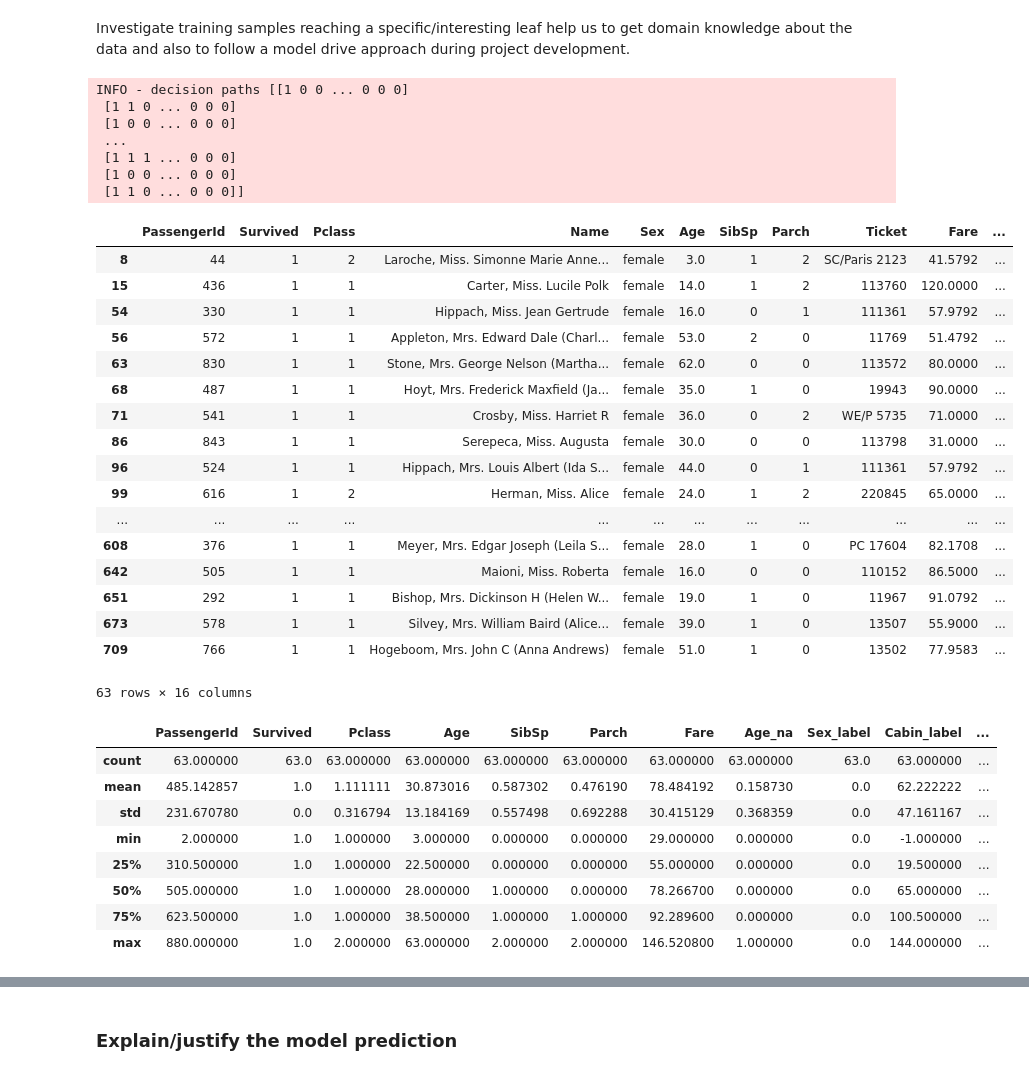
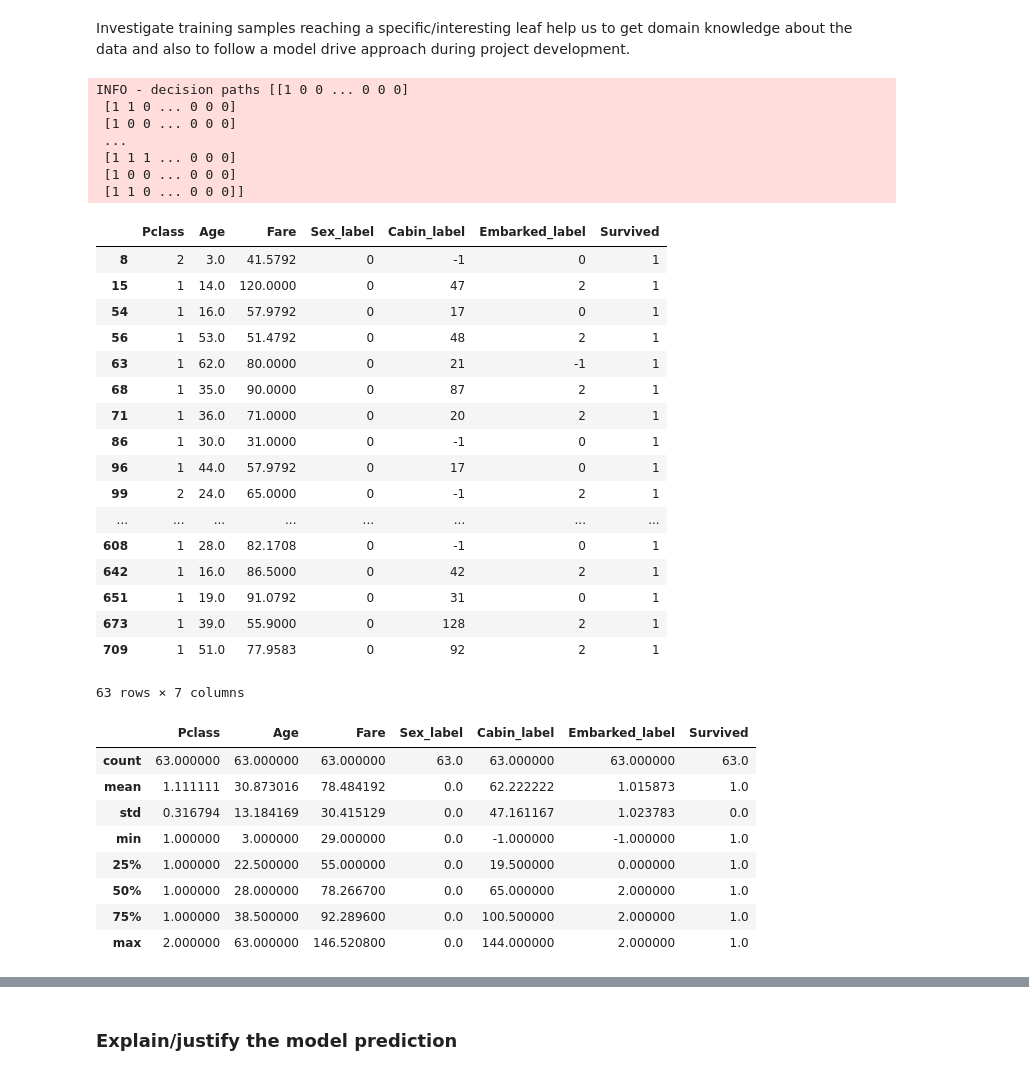
Before and after one commit to tlapusan/woodpecker, a Jupyter notebook: notebooks/presentations/devtalks-2019.ipynb, the cells around one changed output, grey strips where cells are left out. Cells and saved outputs as stored; diff of their text form; code cells hidden in the pictures.

```diff
--- a/notebooks/presentations/devtalks-2019.ipynb
+++ b/notebooks/presentations/devtalks-2019.ipynb
@@ -109,0 +124,2 @@ The library was started with two main ideas in my mind :
+# %%
+train, valid = train_test_split(dataset, test_size = 0.2, stratify = dataset.Survived, random_state=random_state)
@@ -109,0 +128,4 @@ The library was started with two main ideas in my mind :
+# %%
+max_depth = 10
+decision_tree = DecisionTreeClassifier(criterion="entropy", max_depth=max_depth, random_state=random_state)
+_ = decision_tree.fit(train[features], train[target])
@@ -110,5 +143,5 @@ The library was started with two main ideas in my mind :
 # %%
-dts = DecisionTreeStructure(tree=decision_tree_10, train_dataset=train, features=features, target=target)
+woodpecker_dts = DecisionTreeStructure(tree=decision_tree, train_dataset=train, features=features, target=target)
 # %% [markdown]
 ###  Understand decision tree performance and structure
 # %% [markdown]
@@ -150,43 +185,43 @@ dts.show_leaf_samples_by_class()
 # %% [markdown]
 Investigate training samples reaching a specific/interesting leaf help us to get domain knowledge about the data and also to follow a model drive approach during project development.
 # %%
-dts.get_node_samples(25)
+woodpecker_dts.get_node_samples(node_id=25)
 # %% [output]
 INFO - decision paths [[1 0 0 ... 0 0 0]
  [1 1 0 ... 0 0 0]
  [1 0 0 ... 0 0 0]
  ...
  [1 1 1 ... 0 0 0]
  [1 0 0 ... 0 0 0]
  [1 1 0 ... 0 0 0]]
-|  | PassengerId | Survived | Pclass | Name | Sex | Age | SibSp | Parch | Ticket | Fare | ... |
-| 8 | 44 | 1 | 2 | Laroche, Miss. Simonne Marie Anne... | female | 3.0 | 1 | 2 | SC/Paris 2123 | 41.5792 | ... |
-| 15 | 436 | 1 | 1 | Carter, Miss. Lucile Polk | female | 14.0 | 1 | 2 | 113760 | 120.0000 | ... |
-| 54 | 330 | 1 | 1 | Hippach, Miss. Jean Gertrude | female | 16.0 | 0 | 1 | 111361 | 57.9792 | ... |
-| 56 | 572 | 1 | 1 | Appleton, Mrs. Edward Dale (Charl... | female | 53.0 | 2 | 0 | 11769 | 51.4792 | ... |
-| 63 | 830 | 1 | 1 | Stone, Mrs. George Nelson (Martha... | female | 62.0 | 0 | 0 | 113572 | 80.0000 | ... |
-| 68 | 487 | 1 | 1 | Hoyt, Mrs. Frederick Maxfield (Ja... | female | 35.0 | 1 | 0 | 19943 | 90.0000 | ... |
-| 71 | 541 | 1 | 1 | Crosby, Miss. Harriet R | female | 36.0 | 0 | 2 | WE/P 5735 | 71.0000 | ... |
-| 86 | 843 | 1 | 1 | Serepeca, Miss. Augusta | female | 30.0 | 0 | 0 | 113798 | 31.0000 | ... |
-| 96 | 524 | 1 | 1 | Hippach, Mrs. Louis Albert (Ida S... | female | 44.0 | 0 | 1 | 111361 | 57.9792 | ... |
-| 99 | 616 | 1 | 2 | Herman, Miss. Alice | female | 24.0 | 1 | 2 | 220845 | 65.0000 | ... |
-| ... | ... | ... | ... | ... | ... | ... | ... | ... | ... | ... | ... |
-| 608 | 376 | 1 | 1 | Meyer, Mrs. Edgar Joseph (Leila S... | female | 28.0 | 1 | 0 | PC 17604 | 82.1708 | ... |
-| 642 | 505 | 1 | 1 | Maioni, Miss. Roberta | female | 16.0 | 0 | 0 | 110152 | 86.5000 | ... |
-| 651 | 292 | 1 | 1 | Bishop, Mrs. Dickinson H (Helen W... | female | 19.0 | 1 | 0 | 11967 | 91.0792 | ... |
-| 673 | 578 | 1 | 1 | Silvey, Mrs. William Baird (Alice... | female | 39.0 | 1 | 0 | 13507 | 55.9000 | ... |
-| 709 | 766 | 1 | 1 | Hogeboom, Mrs. John C (Anna Andrews) | female | 51.0 | 1 | 0 | 13502 | 77.9583 | ... |
+|  | Pclass | Age | Fare | Sex_label | Cabin_label | Embarked_label | Survived |
+| 8 | 2 | 3.0 | 41.5792 | 0 | -1 | 0 | 1 |
+| 15 | 1 | 14.0 | 120.0000 | 0 | 47 | 2 | 1 |
+| 54 | 1 | 16.0 | 57.9792 | 0 | 17 | 0 | 1 |
+| 56 | 1 | 53.0 | 51.4792 | 0 | 48 | 2 | 1 |
+| 63 | 1 | 62.0 | 80.0000 | 0 | 21 | -1 | 1 |
+| 68 | 1 | 35.0 | 90.0000 | 0 | 87 | 2 | 1 |
+| 71 | 1 | 36.0 | 71.0000 | 0 | 20 | 2 | 1 |
+| 86 | 1 | 30.0 | 31.0000 | 0 | -1 | 0 | 1 |
+| 96 | 1 | 44.0 | 57.9792 | 0 | 17 | 0 | 1 |
+| 99 | 2 | 24.0 | 65.0000 | 0 | -1 | 2 | 1 |
+| ... | ... | ... | ... | ... | ... | ... | ... |
+| 608 | 1 | 28.0 | 82.1708 | 0 | -1 | 0 | 1 |
+| 642 | 1 | 16.0 | 86.5000 | 0 | 42 | 2 | 1 |
+| 651 | 1 | 19.0 | 91.0792 | 0 | 31 | 0 | 1 |
+| 673 | 1 | 39.0 | 55.9000 | 0 | 128 | 2 | 1 |
+| 709 | 1 | 51.0 | 77.9583 | 0 | 92 | 2 | 1 |
-63 rows × 16 columns
+63 rows × 7 columns
 # %%
-dts.get_node_samples(25).describe()
+woodpecker_dts.get_node_samples(25).describe()
 # %% [output]
-|  | PassengerId | Survived | Pclass | Age | SibSp | Parch | Fare | Age_na | Sex_label | Cabin_label | ... |
-| count | 63.000000 | 63.0 | 63.000000 | 63.000000 | 63.000000 | 63.000000 | 63.000000 | 63.000000 | 63.0 | 63.000000 | ... |
-| mean | 485.142857 | 1.0 | 1.111111 | 30.873016 | 0.587302 | 0.476190 | 78.484192 | 0.158730 | 0.0 | 62.222222 | ... |
-| std | 231.670780 | 0.0 | 0.316794 | 13.184169 | 0.557498 | 0.692288 | 30.415129 | 0.368359 | 0.0 | 47.161167 | ... |
-| min | 2.000000 | 1.0 | 1.000000 | 3.000000 | 0.000000 | 0.000000 | 29.000000 | 0.000000 | 0.0 | -1.000000 | ... |
-| 25% | 310.500000 | 1.0 | 1.000000 | 22.500000 | 0.000000 | 0.000000 | 55.000000 | 0.000000 | 0.0 | 19.500000 | ... |
-| 50% | 505.000000 | 1.0 | 1.000000 | 28.000000 | 1.000000 | 0.000000 | 78.266700 | 0.000000 | 0.0 | 65.000000 | ... |
-| 75% | 623.500000 | 1.0 | 1.000000 | 38.500000 | 1.000000 | 1.000000 | 92.289600 | 0.000000 | 0.0 | 100.500000 | ... |
-| max | 880.000000 | 1.0 | 2.000000 | 63.000000 | 2.000000 | 2.000000 | 146.520800 | 1.000000 | 0.0 | 144.000000 | ... |
+|  | Pclass | Age | Fare | Sex_label | Cabin_label | Embarked_label | Survived |
+| count | 63.000000 | 63.000000 | 63.000000 | 63.0 | 63.000000 | 63.000000 | 63.0 |
+| mean | 1.111111 | 30.873016 | 78.484192 | 0.0 | 62.222222 | 1.015873 | 1.0 |
+| std | 0.316794 | 13.184169 | 30.415129 | 0.0 | 47.161167 | 1.023783 | 0.0 |
+| min | 1.000000 | 3.000000 | 29.000000 | 0.0 | -1.000000 | -1.000000 | 1.0 |
+| 25% | 1.000000 | 22.500000 | 55.000000 | 0.0 | 19.500000 | 0.000000 | 1.0 |
+| 50% | 1.000000 | 28.000000 | 78.266700 | 0.0 | 65.000000 | 2.000000 | 1.0 |
+| 75% | 1.000000 | 38.500000 | 92.289600 | 0.0 | 100.500000 | 2.000000 | 1.0 |
+| max | 2.000000 | 63.000000 | 146.520800 | 0.0 | 144.000000 | 2.000000 | 1.0 |
 # %%
```
Also changed, not shown: parts of 34 cells of this notebook, 2 other files.
